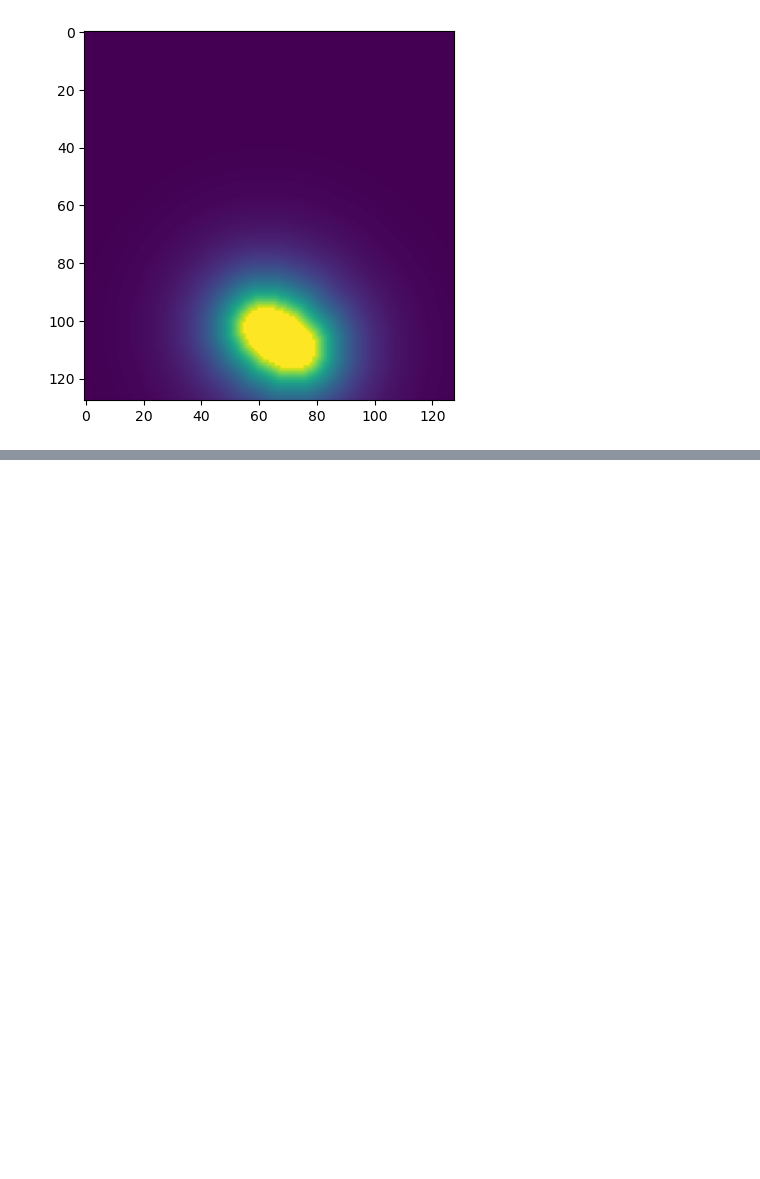
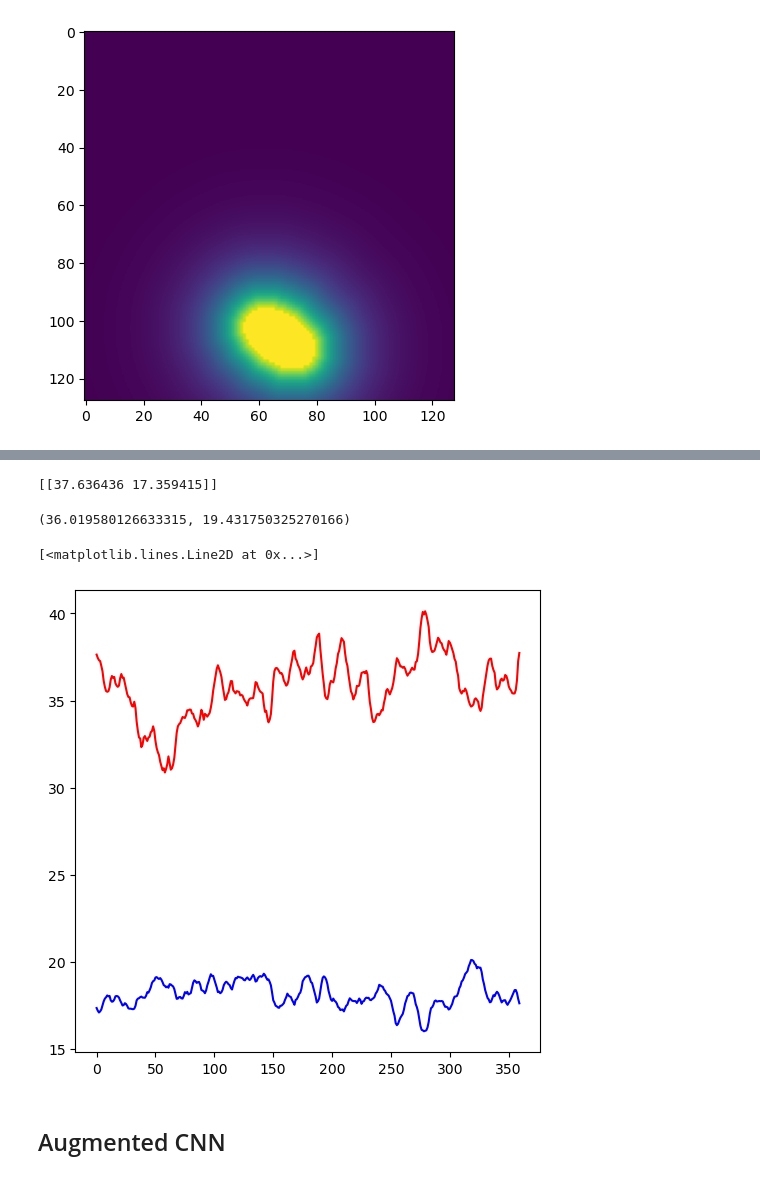
Before and after one commit to zyjux/glp, a Jupyter notebook: synth_data_network.ipynb, the cells around one changed output, grey strips where cells are left out. Drawn from its saved outputs; the diff is of its cells as text; code cells hidden in the pictures; blank space fills up the shorter version.

```diff
--- a/synth_data_network.ipynb
+++ b/synth_data_network.ipynb
@@ -35,0 +81,7 @@ val_y = torch.tensor(np.vstack([ds.maj_len[8000:].values, ds.min_len[8000:].valu
+# %%
+cnn_train_ds = SynthDataset(ds, end_idx=8000)
+cnn_val_ds = SynthDataset(ds, start_idx=8000)
+
+batch_size = 32
+cnn_train_dataloader = DataLoader(cnn_train_ds, batch_size=batch_size, shuffle=True)
+cnn_val_dataloader = DataLoader(cnn_val_ds, batch_size=batch_size, shuffle=True)
@@ -35,0 +188,12 @@ val_y = torch.tensor(np.vstack([ds.maj_len[8000:].values, ds.min_len[8000:].valu
+# %%
+epochs = 10
+print("Training CNN \n")
+t_time_start = perf_counter()
+for t in range(epochs):
+    print(f"Epoch {t+1}\n-------------------------------")
+    start_time = perf_counter()
+    cnn_train(cnn_train_dataloader, cnn_model, cnn_loss_fn, cnn_optimizer)
+    cnn_validate(cnn_val_dataloader, cnn_model, cnn_loss_fn)
+    print(f"Epoch time: {perf_counter() - start_time:.2f} seconds \n")
+t_time = perf_counter() - t_time_start
+print(f"Done! Total training time: {t_time // 60:.0f} minutes, {t_time % 60:.2f} seconds, average epoch time: {t_time/epochs:.2f} seconds")
@@ -35,0 +218,26 @@ val_y = torch.tensor(np.vstack([ds.maj_len[8000:].values, ds.min_len[8000:].valu
+# %%
+test_sample = torch.unsqueeze(torch.unsqueeze(torch.tensor(ds.ellipse[8005, :, :].values.astype(np.float32)), 0), 0)
+with torch.no_grad():
+    print(ds_scaler.untransform(cnn_model(test_sample.to(device)).detach().cpu().numpy()))
+# %% [output]
+[[37.636436 17.359415]]
+# %%
+(ds.isel(p=8005).maj_len.item(), ds.isel(p=8005).min_len.item())
+# %% [output]
+(36.019580126633315, 19.431750325270166)
+# %%
+cnn_preds = []
+for i in range(360):
+    test_sample = transforms.functional.rotate(torch.unsqueeze(torch.unsqueeze(torch.tensor(ds.ellipse[8005, :, :].values.astype(np.float32)), 0), 0), i)
+    with torch.no_grad():
+        cnn_preds.append(ds_scaler.untransform(cnn_model(test_sample.to(device)).detach().cpu().numpy())[0])
+cnn_preds = np.array(cnn_preds)
+# %%
+F, ax = plt.subplots(1, 1, figsize=(6, 6))
+ax.plot(cnn_preds[:, 0], color='red')
+ax.plot(cnn_preds[:, 1], color='blue')
+# %% [output]
+[<matplotlib.lines.Line2D at 0x...>]
+[figure, added]
+# %% [markdown]
+## Augmented CNN
```
Also changed, not shown: parts of 36 cells of this notebook.
